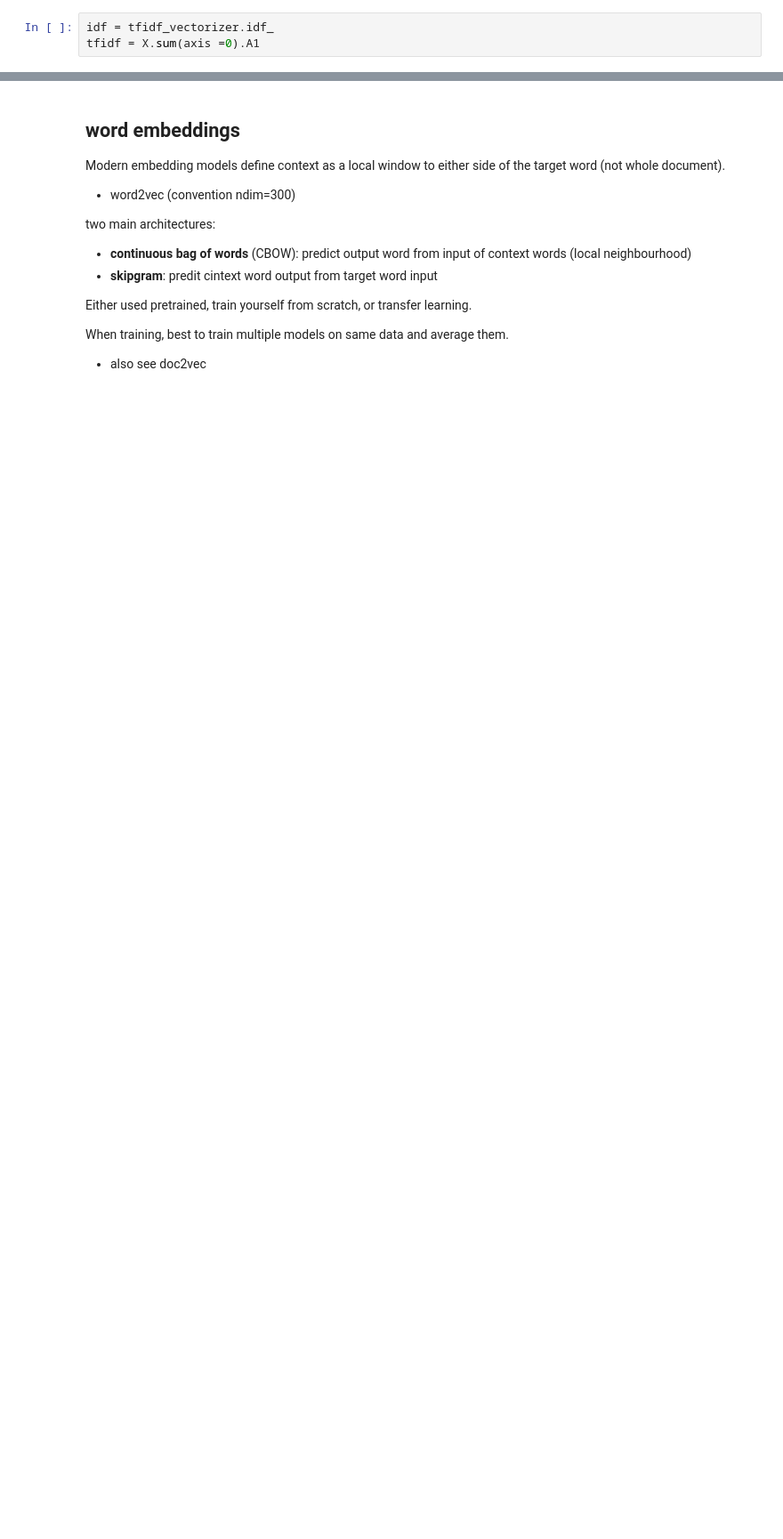
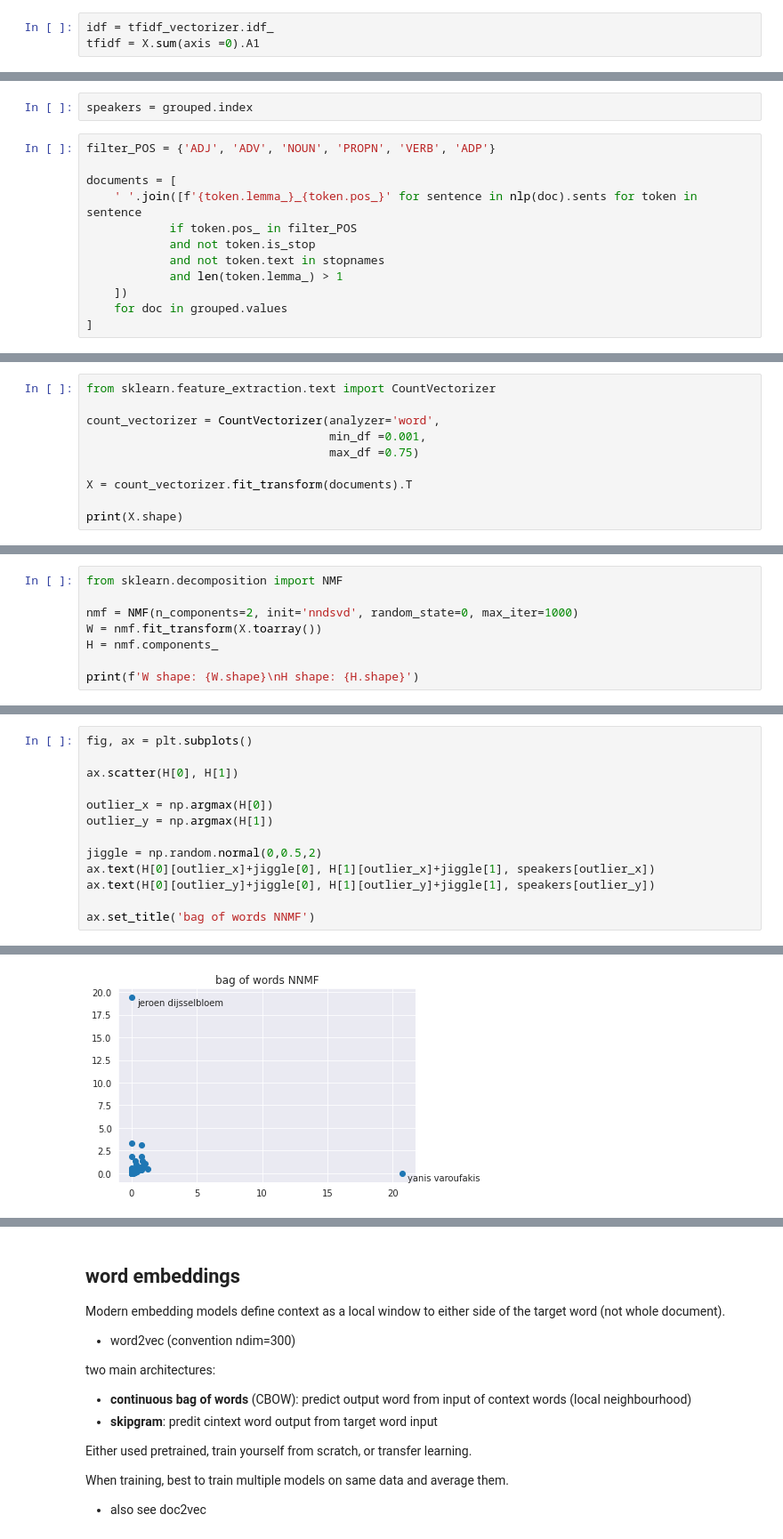
Before and after one commit to ariansajina/master-thesis, a Jupyter notebook: notebook.ipynb, the cells around one changed output, grey strips where cells are left out. Shown at 89% size. Saved outputs shown, nothing was run; the diff lists cells and outputs as text; blank space fills up the shorter version.

```diff
--- a/notebook.ipynb
+++ b/notebook.ipynb
@@ -557,0 +537,14 @@ array(['question_noun', 'institution_noun', 'point_noun',
+# %%
+speakers = grouped.index
+# %%
+filter_POS = {'ADJ', 'ADV', 'NOUN', 'PROPN', 'VERB', 'ADP'}
+
+documents = [
+    ' '.join([f'{token.lemma_}_{token.pos_}' for sentence in nlp(doc).sents for token in sentence
+            if token.pos_ in filter_POS
+            and not token.is_stop
+            and not token.text in stopnames
+            and len(token.lemma_) > 1
+    ])
+    for doc in grouped.values
+]
@@ -557,0 +555,10 @@ array(['question_noun', 'institution_noun', 'point_noun',
+# %%
+from sklearn.feature_extraction.text import CountVectorizer
+
+count_vectorizer = CountVectorizer(analyzer='word',
+                                   min_df =0.001,
+                                   max_df =0.75)
+
+X = count_vectorizer.fit_transform(documents).T
+
+print(X.shape)
@@ -557,0 +567,8 @@ array(['question_noun', 'institution_noun', 'point_noun',
+# %%
+from sklearn.decomposition import NMF
+
+nmf = NMF(n_components=2, init='nndsvd', random_state=0, max_iter=1000)
+W = nmf.fit_transform(X.toarray())
+H = nmf.components_
+
+print(f'W shape: {W.shape}\nH shape: {H.shape}')
@@ -557,0 +578,14 @@ array(['question_noun', 'institution_noun', 'point_noun',
+# %%
+fig, ax = plt.subplots()
+
+ax.scatter(H[0], H[1])
+
+outlier_x = np.argmax(H[0])
+outlier_y = np.argmax(H[1])
+
+jiggle = np.random.normal(0,0.5,2)
+ax.text(H[0][outlier_x]+jiggle[0], H[1][outlier_x]+jiggle[1], speakers[outlier_x])
+ax.text(H[0][outlier_y]+jiggle[0], H[1][outlier_y]+jiggle[1], speakers[outlier_y])
+
+ax.set_title('bag of words NNMF')
+# %% [output]
@@ -557,0 +593 @@ array(['question_noun', 'institution_noun', 'point_noun',
+[figure, added]
```
Also changed, not shown: parts of 69 cells of this notebook.
